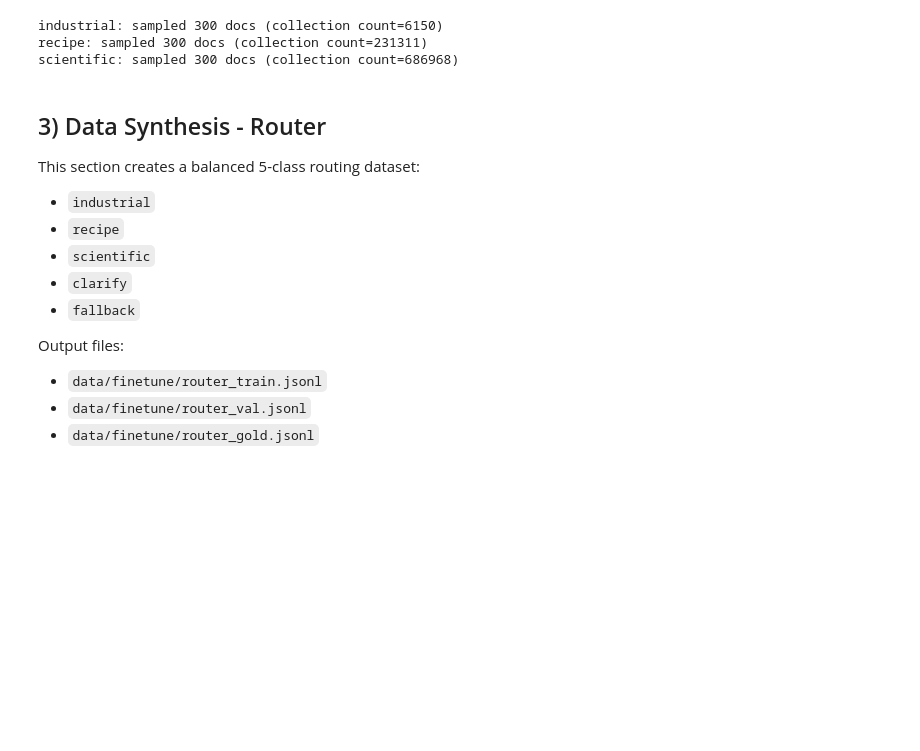
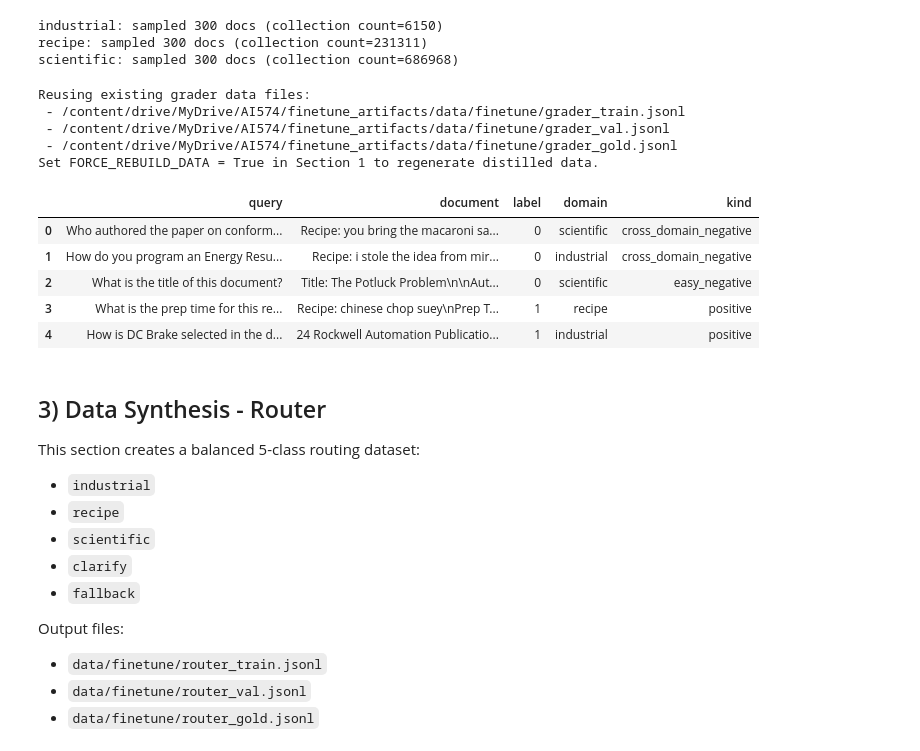
Before and after one commit to roshcs/AI574, a Jupyter notebook: notebooks/Finetune_Grader_and_Router.ipynb, the cells around one changed output. Saved outputs shown, nothing was run; the diff lists cells and outputs as text; code cells hidden in the pictures; blank space fills up the shorter version.

```diff
--- a/notebooks/Finetune_Grader_and_Router.ipynb
+++ b/notebooks/Finetune_Grader_and_Router.ipynb
@@ -289,24 +316,45 @@ def build_grader_dataset(sampled_docs: Dict[str, List[Document]], max_docs_per_d
     random.shuffle(rows)
     return rows
 # %%
-grader_rows = build_grader_dataset(sampled_docs, max_docs_per_domain=120)
-print('Generated grader rows:', len(grader_rows))
+grader_paths = [DATA_DIR / name for name in ['grader_train.jsonl', 'grader_val.jsonl', 'grader_gold.jsonl']]
 
-# Hold out a gold set for comparison with the current LLM grader
-train_val_rows, grader_gold_rows = train_test_split(
-    grader_rows, test_size=min(200, max(40, len(grader_rows)//10)), random_state=SEED
-)
+if _data_artifacts_exist(grader_paths) and not FORCE_REBUILD_DATA:
+    print('Reusing existing grader data files:')
+    for path in grader_paths:
+        print(' -', path)
+    print('Set FORCE_REBUILD_DATA = True in Section 1 to regenerate distilled data.')
+    grader_rows = _load_jsonl(DATA_DIR / 'grader_train.jsonl') + _load_jsonl(DATA_DIR / 'grader_val.jsonl') + _load_jsonl(DATA_DIR / 'grader_gold.jsonl')
+else:
+    grader_rows = build_grader_dataset(sampled_docs, max_docs_per_domain=120)
+    print('Generated grader rows:', len(grader_rows))
 
-train_rows, val_rows = train_test_split(train_val_rows, test_size=0.15, random_state=SEED)
+    # Hold out a gold set for comparison with the current LLM grader
+    train_val_rows, grader_gold_rows = train_test_split(
+        grader_rows, test_size=min(200, max(40, len(grader_rows)//10)), random_state=SEED
+    )
 
-for name, rows in [('grader_train', train_rows), ('grader_val', val_rows), ('grader_gold', grader_gold_rows)]:
-    path = DATA_DIR / f'{name}.jsonl'
-    with open(path, 'w', encoding='utf-8') as f:
-        for r in rows:
-            f.write(json.dumps(r, ensure_ascii=True) + '\n')
-    print(f'wrote {len(rows):5d} -> {path}')
+    train_rows, val_rows = train_test_split(train_val_rows, test_size=0.15, random_state=SEED)
+
+    for name, rows in [('grader_train', train_rows), ('grader_val', val_rows), ('grader_gold', grader_gold_rows)]:
+        path = DATA_DIR / f'{name}.jsonl'
+        with open(path, 'w', encoding='utf-8') as f:
+            for r in rows:
+                f.write(json.dumps(r, ensure_ascii=True) + '\n')
+        print(f'wrote {len(rows):5d} -> {path}')
 
 pd.DataFrame(grader_rows).head()
+# %% [output]
+Reusing existing grader data files:
+ - /content/drive/MyDrive/AI574/finetune_artifacts/data/finetune/grader_train.jsonl
+ - /content/drive/MyDrive/AI574/finetune_artifacts/data/finetune/grader_val.jsonl
+ - /content/drive/MyDrive/AI574/finetune_artifacts/data/finetune/grader_gold.jsonl
+Set FORCE_REBUILD_DATA = True in Section 1 to regenerate distilled data.
+|  | query | document | label | domain | kind |
+| 0 | Who authored the paper on conform... | Recipe: you bring the macaroni sa... | 0 | scientific | cross_domain_negative |
+| 1 | How do you program an Energy Resu... | Recipe: i stole the idea from mir... | 0 | industrial | cross_domain_negative |
+| 2 | What is the title of this document? | Title: The Potluck Problem\n\nAut... | 0 | scientific | easy_negative |
+| 3 | What is the prep time for this re... | Recipe: chinese chop suey\nPrep T... | 1 | recipe | positive |
+| 4 | How is DC Brake selected in the d... | 24 Rockwell Automation Publicatio... | 1 | industrial | positive |
 # %% [markdown]
 ## 3) Data Synthesis - Router
 
```
Also changed, not shown: parts of 12 cells of this notebook, 3 other files.
